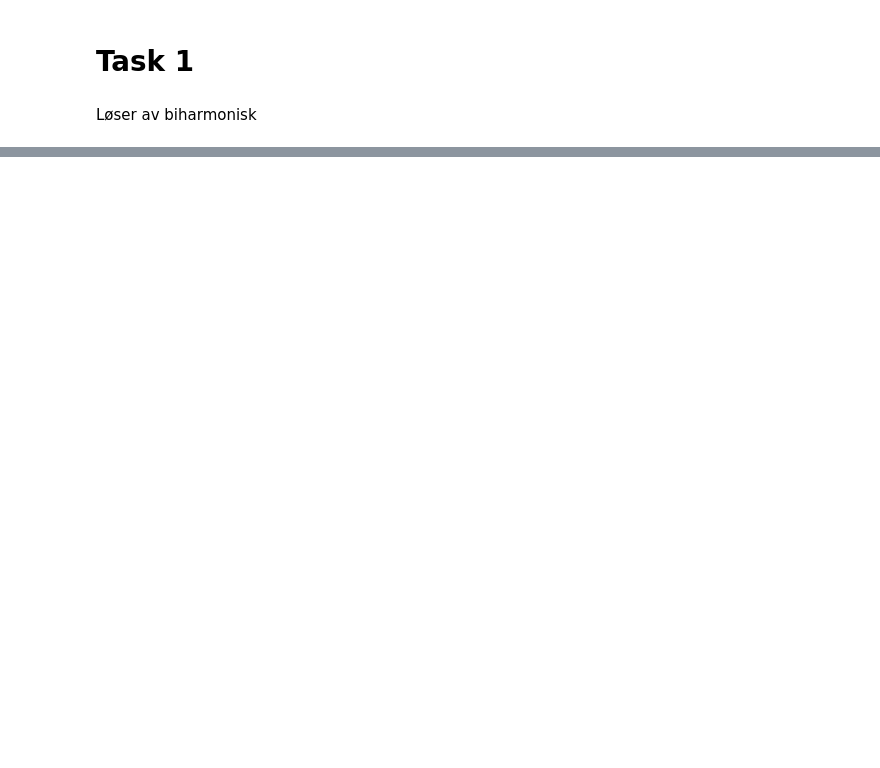
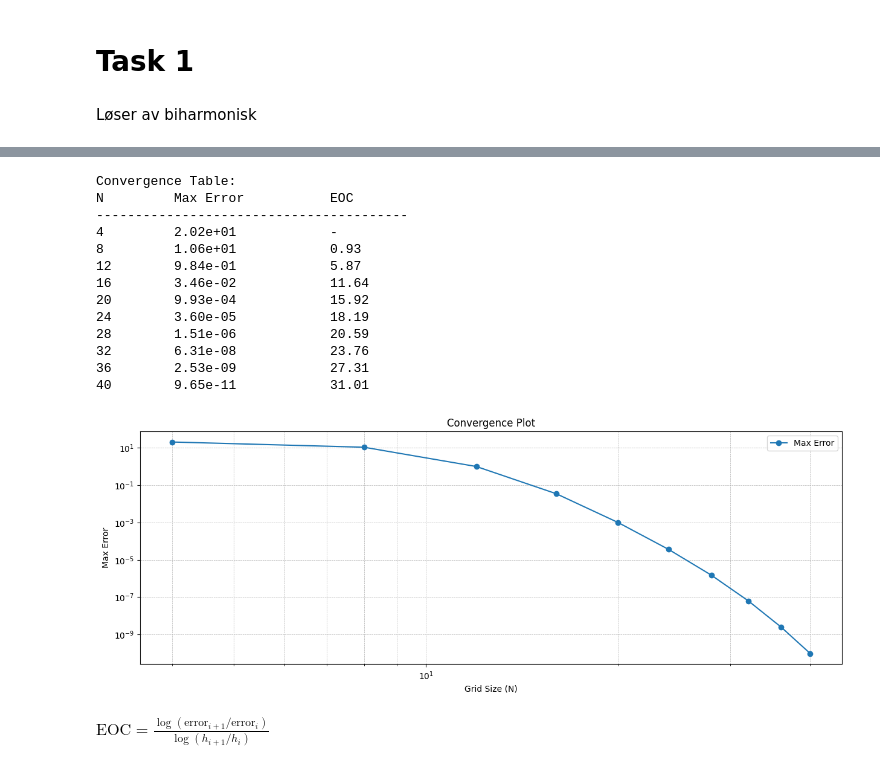
Before and after one commit to marieke-vaske/VitBer-InMat, a Jupyter notebook: Task2.ipynb, the cells around one changed output, grey strips where cells are left out. Saved outputs shown, nothing was run; the diff lists cells and outputs as text; code cells hidden in the pictures; blank space fills up the shorter version.

```diff
--- a/Task2.ipynb
+++ b/Task2.ipynb
@@ -64,19 +78,0 @@ F1_func = sp.lambdify((x, y, c), F1_simplified, "numpy")
-# %%
-def U1_exact(x, y):
-    return np.sin(8*(x-1))*np.cos(4*y)
-
-c = 1
-N = 20
-x, y = np.linspace(0, 2*np.pi, N, endpoint=False), np.linspace(0, 4*np.pi, 2*N, endpoint=False)
-X, Y = np.meshgrid(x, y)
-F1_numeric = lambda X, Y: F1_func(X, Y, c)
-
-U1_numeric = biharmonic_solver(X, Y, F1_numeric(X, Y), c)
-
-fig = plt.figure()
-ax = fig.add_subplot(111, projection='3d')
-ax.plot_surface(X, Y, U1_numeric, cmap='viridis')
-ax.set_xlabel('X')
-ax.set_ylabel('Y')
-ax.set_zlabel('U1_numeric')
-plt.show()
@@ -87,0 +124,61 @@ def U2_exact(x, y):
+# %%
+def U2_exact(x, y):
+    return np.exp(np.sin(x)**2 + np.cos(2*y))
+
+c2 = 0
+Ns = np.arange(4, 44, 4)
+errors = []
+hs = []
+for N in Ns:
+    x, y = np.linspace(0, 2*np.pi, N, endpoint=False), np.linspace(0, 4*np.pi, 2*N, endpoint=False)
+    X, Y = np.meshgrid(x, y)
+    F2_funco = lambda X, Y: F2_func(X, Y, c2)
+    F2_numeric = F2_funco(X, Y)
+
+    U2_numeric = biharmonic_solver(X, Y, F2_numeric, c2, np.mean(U2_exact(X, Y)))
+    max_error = np.max(U2_numeric - U2_exact(X, Y))
+    errors.append(max_error)
+    hs.append(2*np.pi / N)
+
+# Compute EOC
+eocs = []
+for i in range(1, len(errors)):
+    eoc = np.log(errors[i] / errors[i-1]) / np.log(hs[i] / hs[i-1])
+    eocs.append(eoc)
+
+# Print results in a table
+print("\nConvergence Table:")
+print(f"{'N':<10}{'Max Error':<20}{'EOC':<10}")
+print("-" * 40)
+for i, N in enumerate(Ns):
+    if i == 0:
+        print(f"{N:<10}{errors[i]:<20.2e}{'-':<10}")
+    else:
+        print(f"{N:<10}{errors[i]:<20.2e}{eocs[i-1]:<10.2f}")
+
+
+plt.figure()
+plt.loglog(Ns, errors, marker='o', label='Max Error')
+plt.xlabel('Grid Size (N)')
+plt.ylabel('Max Error')
+plt.title('Convergence Plot')
+plt.grid(True, which="both", linestyle="--", linewidth=0.5)
+plt.legend()
+plt.show()
+# %% [output]
+Convergence Table:
+N         Max Error           EOC
+----------------------------------------
+4         2.02e+01            -
+8         1.06e+01            0.93
+12        9.84e-01            5.87
+16        3.46e-02            11.64
+20        9.93e-04            15.92
+24        3.60e-05            18.19
+28        1.51e-06            20.59
+32        6.31e-08            23.76
+36        2.53e-09            27.31
+40        9.65e-11            31.01
+[figure, added]
+# %% [markdown]
+$\text{EOC} = \frac{\log(\text{error}_{i+1} / \text{error}_i)}{\log(h_{i+1} / h_i)}$
```
Also changed, not shown: parts of 5 cells of this notebook.
